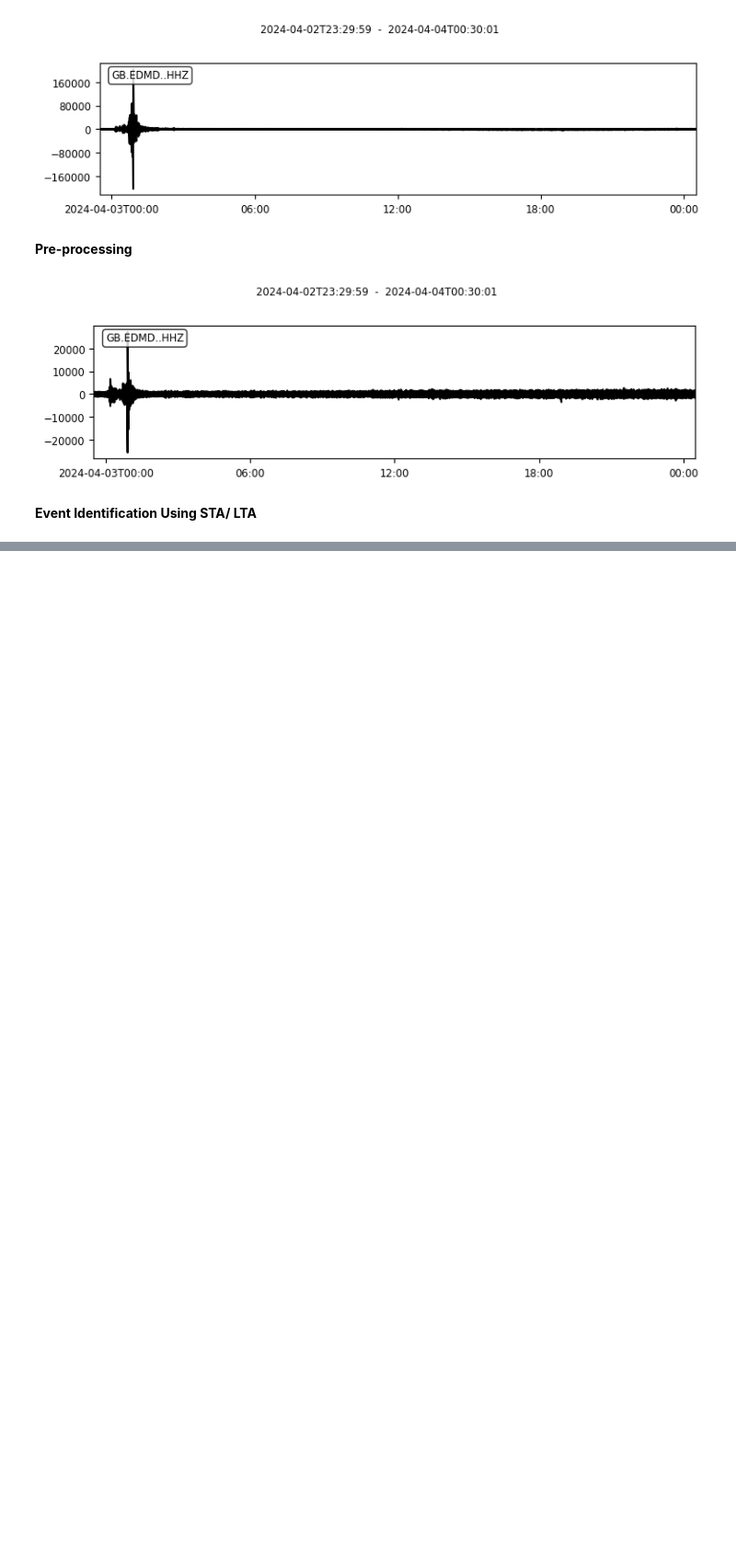
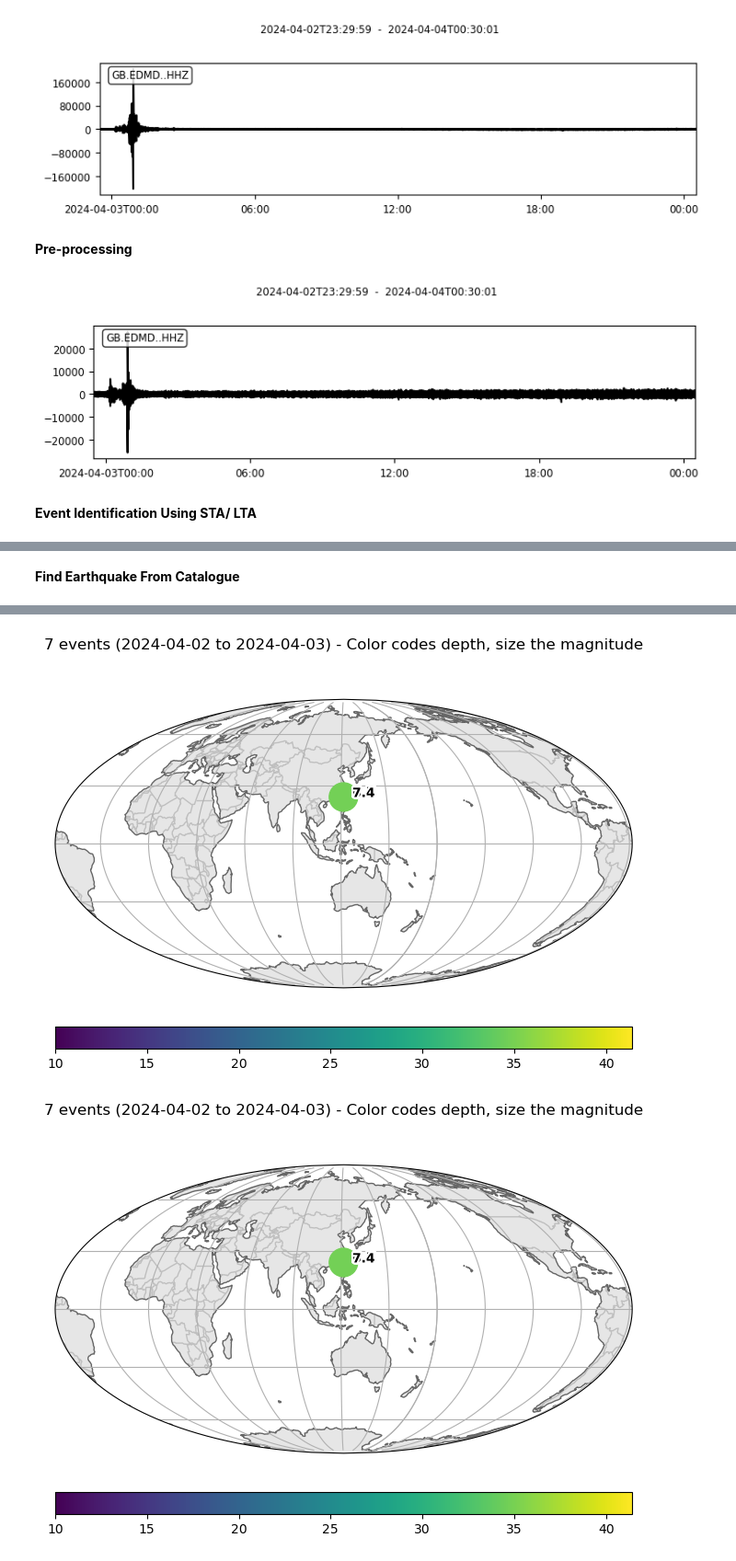
Before and after one commit to QingyuanZhangTony/Earthquake-Identification-And-Notification, a Jupyter notebook: interactiveMain.ipynb, the cells around one changed output, grey strips where cells are left out. Shown at 92% size. Cells and saved outputs as stored; diff of their text form; code cells hidden in the pictures; blank space fills up the shorter version.

```diff
--- a/interactiveMain.ipynb
+++ b/interactiveMain.ipynb
@@ -65,0 +75,20 @@ Detected earthquake from 2024-04-03T23:46:10.760000Z to 2024-04-03T23:46:13.9400
+# %% [markdown]
+**Find Earthquake From Catalogue**
+# %%
+catalog = find_earthquakes(
+    fromwhere="IRIS",
+    latitude=54.76576577,
+    longitude=-1.561623997,
+    date = date,
+    radmin=0,
+    radmax=90,
+    minmag=5.5,
+    maxmag=10
+)
+
+# 输出检测到的地震数量
+print('Number of Identified Earthquakes:', len(catalog))
+# 可以选择打印出每个地震的详细信息或者其他处理
+print(catalog)
+catalog.plot()  # Plotting the catalog
+# %% [output]
@@ -65,0 +104,2 @@ Detected earthquake from 2024-04-03T23:46:10.760000Z to 2024-04-03T23:46:13.9400
+[figure, added]
+[figure, added]
```
Also changed, not shown: parts of 7 cells of this notebook, 1 other file.
